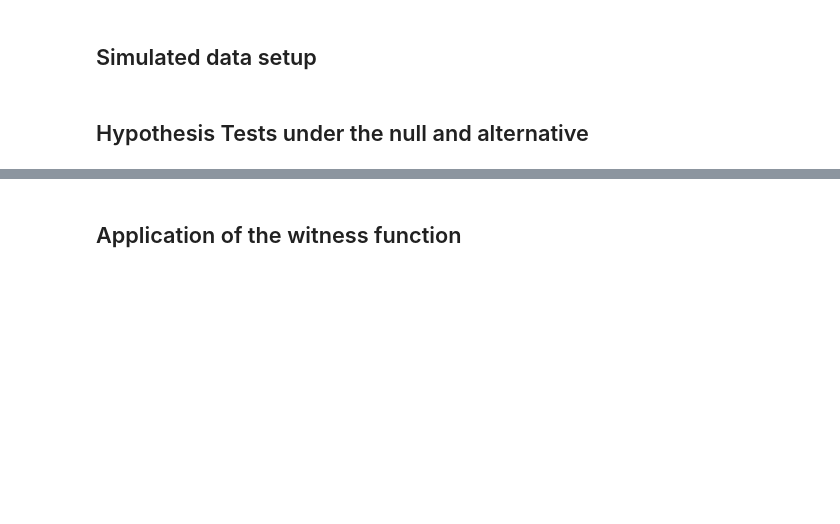
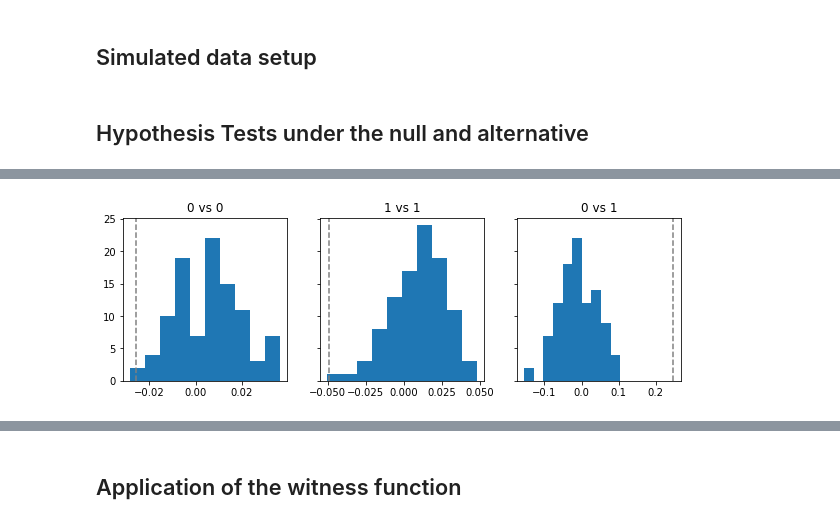
Before and after one commit to rflperry/sparse_shift, a Jupyter notebook: notebooks/01-kcd_paper_simulation.ipynb, the cells around one changed output, grey strips where cells are left out. Cells and saved outputs as stored; diff of their text form; code cells hidden in the pictures; blank space fills up the shorter version.

```diff
--- a/notebooks/01-kcd_paper_simulation.ipynb
+++ b/notebooks/01-kcd_paper_simulation.ipynb
@@ -56,0 +75,9 @@ for i in range(n_power_reps):
+# %%
+fig, axes = plt.subplots(1, 3, figsize=(10,3), sharey=True)
+for ax, key, kcd in zip(axes, ['0 vs 0', '1 vs 1', '0 vs 1'], [kcd0, kcd1, kcd01]):
+    ax.hist(kcd.null_stats_)
+    ax.axvline(kcd.stat_, ls='--', c='grey', label='test statistic')
+    ax.set_title(key)
+plt.show()
+# %% [output]
+[figure, added]
```
Also changed, not shown: parts of 4 cells of this notebook.
